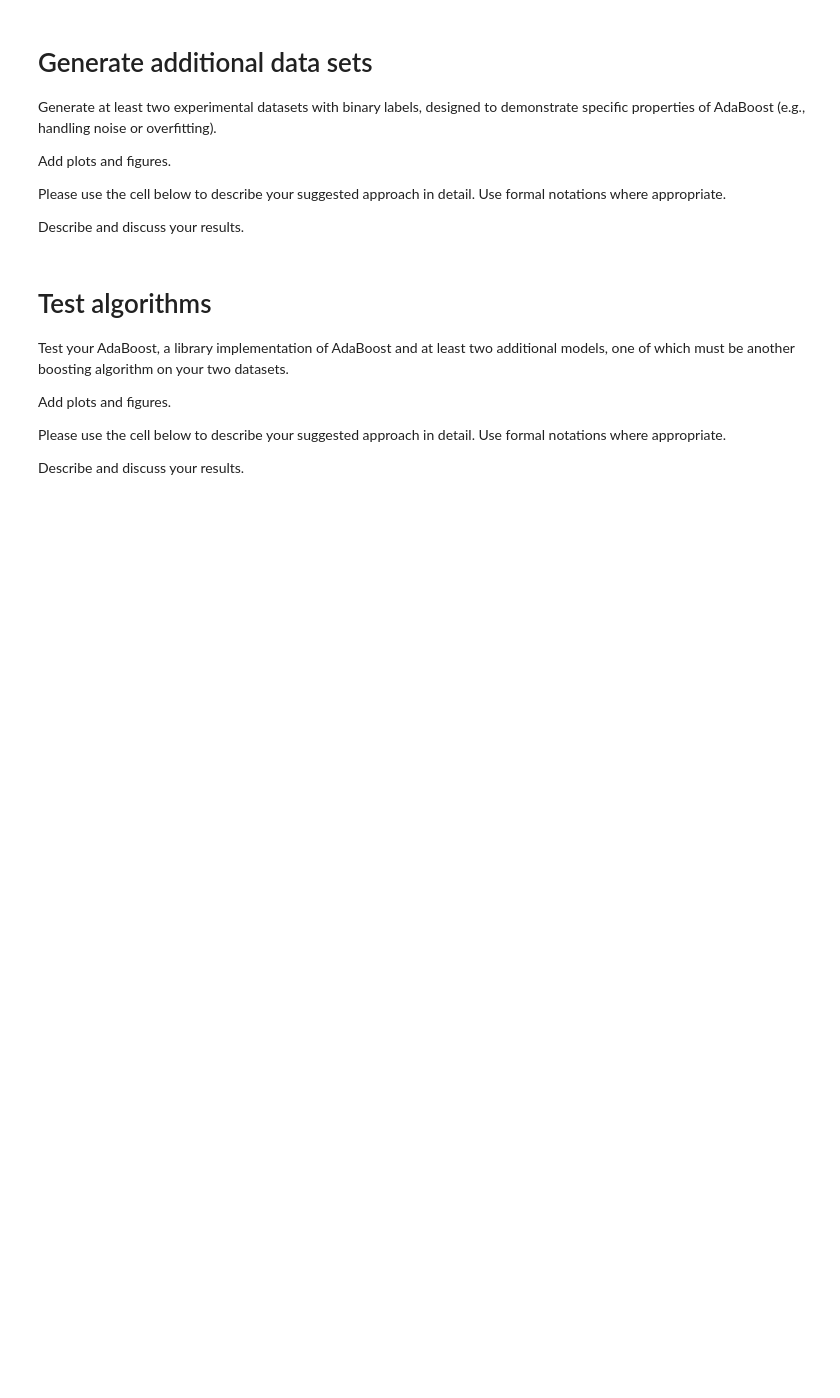
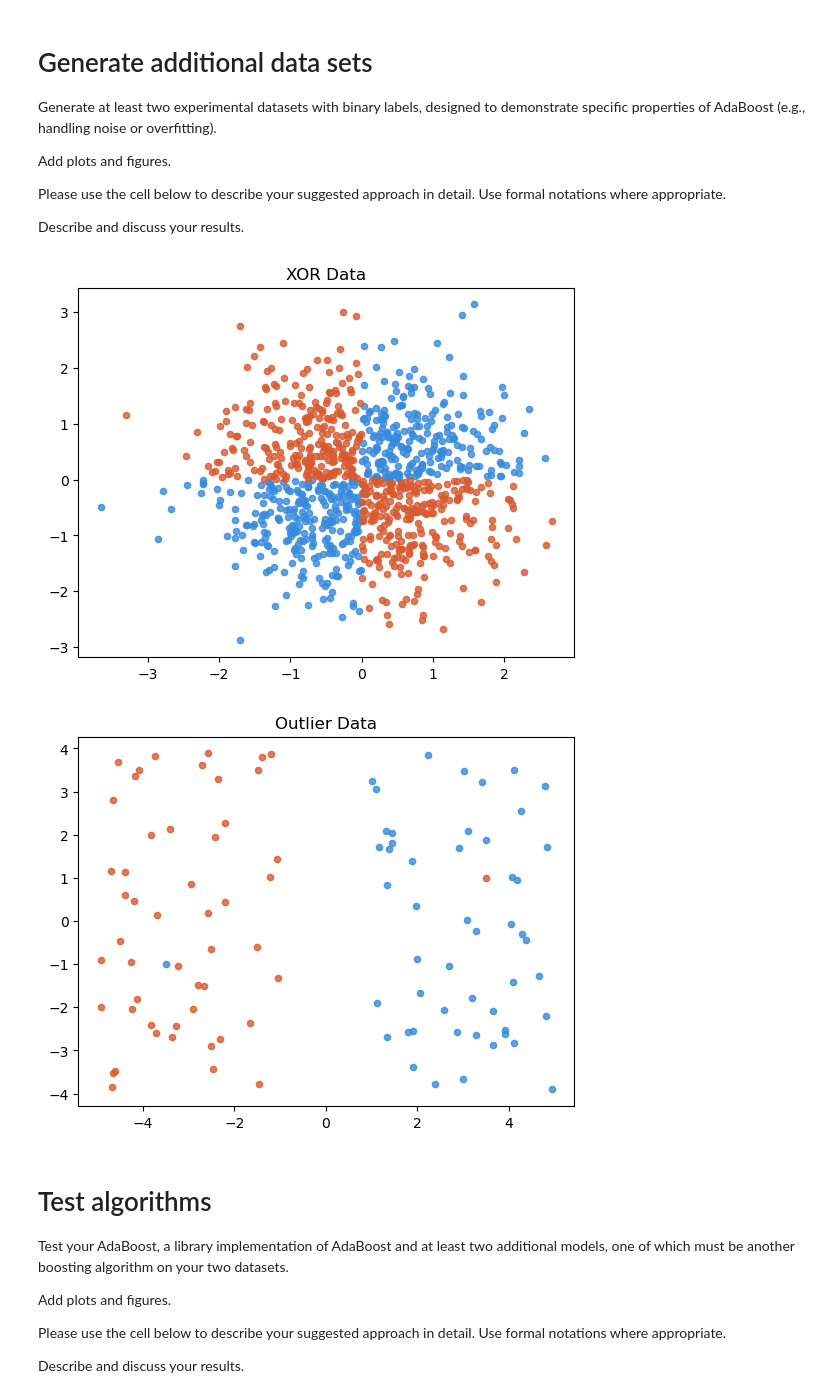
Before and after one commit to davidavivb/AdvancedML_Hw2, a Jupyter notebook: HW2_Boosting.ipynb, the cells around one changed output. Cells and saved outputs as stored; diff of their text form; code cells hidden in the pictures; blank space fills up the shorter version.

```diff
--- a/HW2_Boosting.ipynb
+++ b/HW2_Boosting.ipynb
@@ -310,10 +318,41 @@ Describe and discuss your results.
 
 # Split data sets
 #XOR dataset will struggle with
-X = np.random.randn(2000, 2)
-y = np.where(X[:, 0] * X[:, 1] > 0, +1, -1)
+xor_X = np.random.randn(1000, 2)
+xor_y = np.where(xor_X[:, 0] * xor_X[:, 1] > 0, +1, -1)
+
+
+x_neg = np.random.uniform(-5.0, -1.0, 50)
+y_neg = np.random.uniform(-4.0, 4.0, 50)
+class_neg = np.column_stack((x_neg, y_neg))
+labels_neg = np.full(50, -1)
+x_pos = np.random.uniform(1.0, 5.0, 50)
+y_pos = np.random.uniform(-4.0, 4.0, 50)
+class_pos = np.column_stack((x_pos, y_pos))
+labels_pos = np.full(50, 1)
+
+outlier_neg = np.array([[3.5, 1.0]])
+label_outlier_neg = np.array([-1])
+
+outlier_pos = np.array([[-3.5, -1.0]])
+label_outlier_pos = np.array([1])
+
+out_X = np.vstack([class_neg, class_pos, outlier_neg, outlier_pos])
+out_y = np.concatenate([labels_neg, labels_pos, label_outlier_neg, label_outlier_pos])
 # %%
 # Visualize data
+plt.title('XOR Data')
+plt.scatter(xor_X[xor_y == 1, 0], xor_X[xor_y == 1, 1], c='#378ADD', s=20, label='class +1', alpha=0.8)
+plt.scatter(xor_X[xor_y == -1, 0], xor_X[xor_y == -1, 1], c='#D85A30', s=20, label='class -1', alpha=0.8)
+plt.show()
+
+plt.title('Outlier Data')
+plt.scatter(out_X[out_y == 1, 0], out_X[out_y == 1, 1], c='#378ADD', s=20, label='class +1', alpha=0.8)
+plt.scatter(out_X[out_y == -1, 0], out_X[out_y == -1, 1], c='#D85A30', s=20, label='class -1', alpha=0.8)
+plt.show()
+# %% [output]
+[figure, added]
+[figure, added]
 # %% [markdown]
 # Test algorithms
 Test your AdaBoost, a library implementation of AdaBoost and at least two additional models, one of which must be another boosting algorithm on your two datasets.
```
Also changed, not shown: parts of 5 cells of this notebook.
